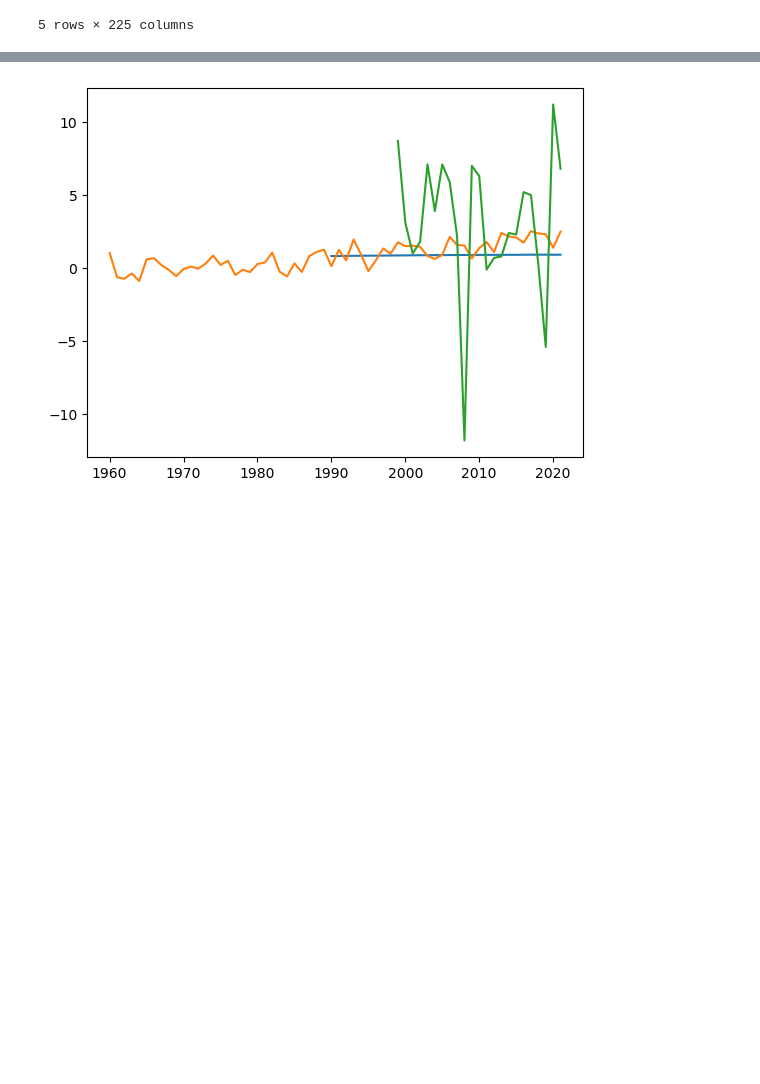
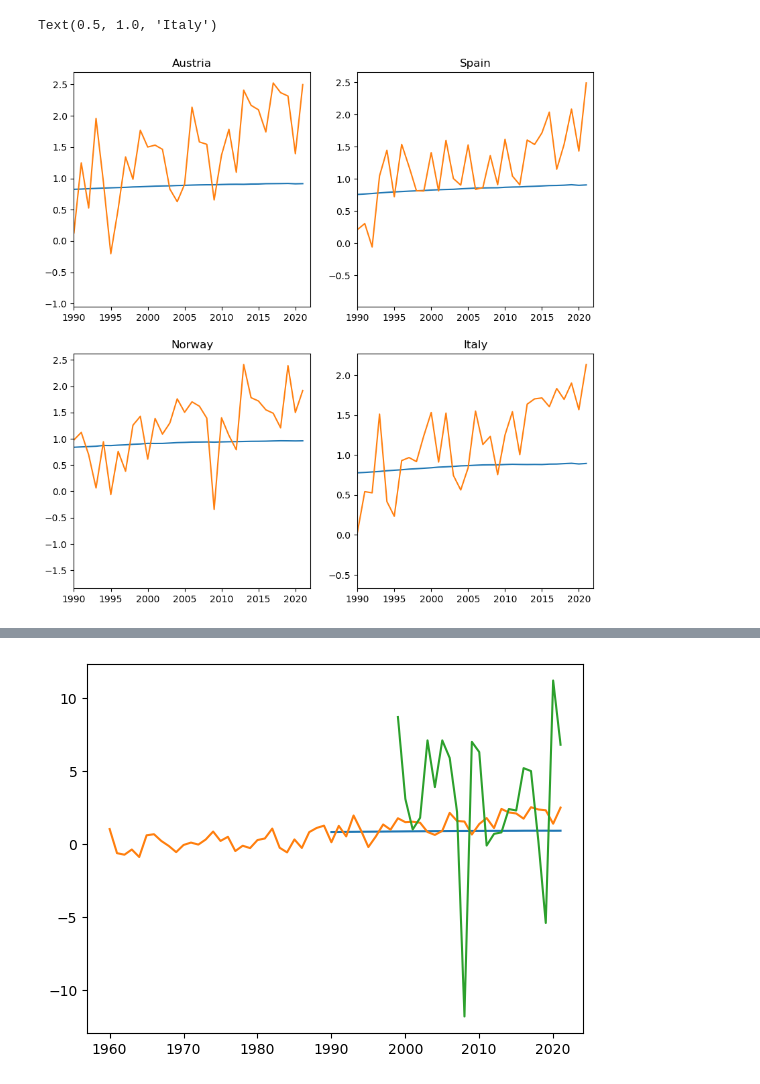
Before and after one commit to JasonFrai/projet_rechauffement_cda, a Jupyter notebook: Etude_par_pays.ipynb, the cells around one changed output, grey strips where cells are left out. Saved outputs shown, nothing was run; the diff lists cells and outputs as text; code cells hidden in the pictures; blank space fills up the shorter version.

```diff
--- a/Etude_par_pays.ipynb
+++ b/Etude_par_pays.ipynb
@@ -51,4 +76,31 @@ temp_pays2.head()
 # %%
-temp_pays3 = temp_pays2.T
-temp_pays3.head()
+fig = plt.figure (figsize=(10,10))
+
+plt.subplot (221)
+plt.plot(range(1990,2022),hdi_pays3['Austria'])
+plt.plot(range(1960,2022),temp_pays3['Austria'])
+plt.xlim([1990, 2022])
+#plt.plot(range(1999,2022),indus_pays2['Austria'])
+plt.title('Austria')
+
+plt.subplot (222)
+plt.plot(range(1990,2022),hdi_pays3['Spain'])
+plt.plot(range(1960,2022),temp_pays3['Spain'])
+plt.xlim([1990, 2022])
+#plt.plot(range(1999,2022),indus_pays2['Spain']);
+plt.title('Spain')
+
+plt.subplot (223)
+plt.plot(range(1990,2022),hdi_pays3['Norway'])
+plt.plot(range(1960,2022),temp_pays3['Norway'])
+plt.xlim([1990, 2022])
+#plt.plot(range(1999,2022),indus_pays2['Norway'])
+plt.title('Norway')
+
+plt.subplot (224)
+plt.plot(range(1990,2022),hdi_pays3['Italy'])
+plt.plot(range(1960,2022),temp_pays3['Italy'])
+plt.xlim([1990, 2022])
+#plt.plot(range(1999,2022),indus_pays2['Italy'])
+plt.title('Italy')
 # %% [output]
@@ -61,2 +107,3 @@ temp_pays3.head()
-5 rows × 225 columns
+Text(0.5, 1.0, 'Italy')
+[figure, added]
 # %%
```
Also changed, not shown: parts of 14 cells of this notebook.
